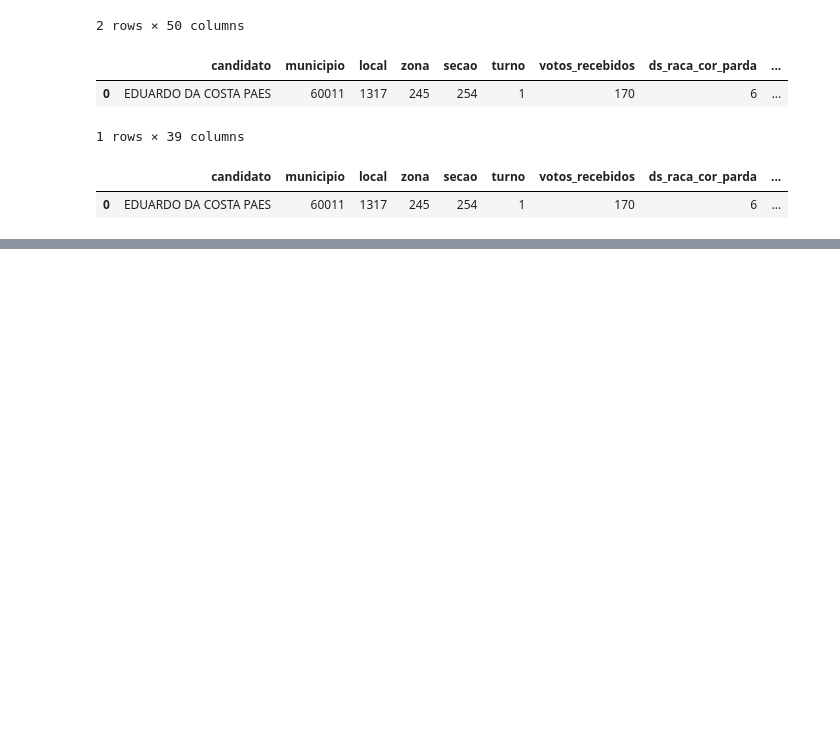
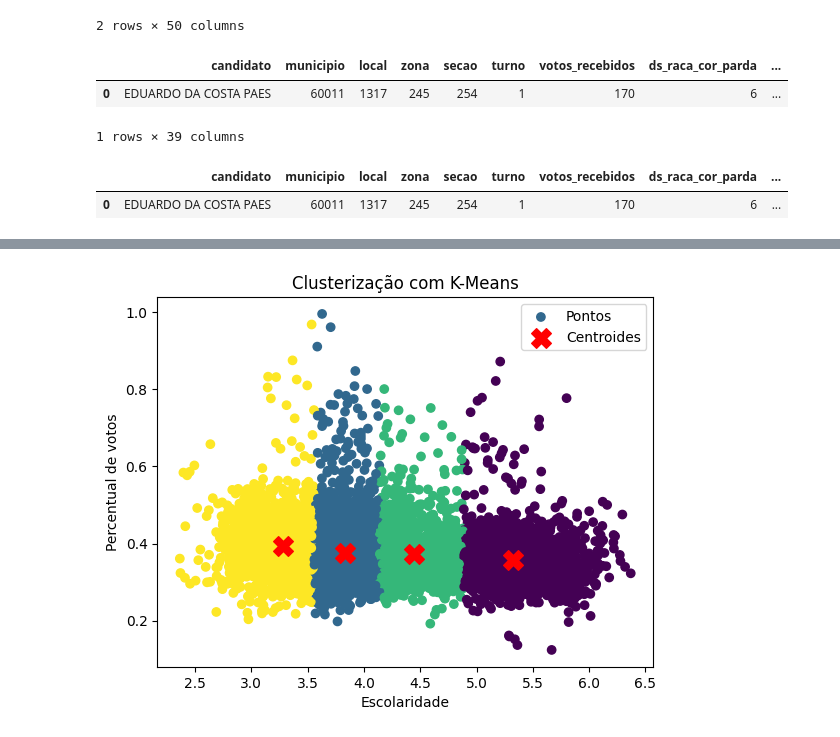
Before and after one commit to caiogimenes/tse-data, a Jupyter notebook: 4-analise_corr.ipynb, the cells around one changed output, grey strips where cells are left out. Saved outputs shown, nothing was run; the diff lists cells and outputs as text; code cells hidden in the pictures; blank space fills up the shorter version.

```diff
--- a/4-analise_corr.ipynb
+++ b/4-analise_corr.ipynb
@@ -73,0 +94,20 @@ data.head(1)
+# %%
+X = np.column_stack((x, y))
+# 2. Aplicar K-Means
+kmeans = KMeans(n_clusters=4, random_state=42)  # Configurar para 3 clusters
+kmeans.fit(X)
+
+# Obter os resultados
+labels = kmeans.labels_           # Rótulos para cada ponto
+centroids = kmeans.cluster_centers_  # Coordenadas dos centróides
+
+# 3. Visualizar os resultados
+plt.scatter(X[:, 0], X[:, 1], c=labels, cmap='viridis', label='Pontos')
+plt.scatter(centroids[:, 0], centroids[:, 1], c='red', s=200, marker='X', label='Centroides')
+plt.title('Clusterização com K-Means')
+plt.xlabel('Escolaridade')
+plt.ylabel('Percentual de votos')
+plt.legend()
+plt.show()
+# %% [output]
+[figure, added]
```
Also changed, not shown: parts of 31 cells of this notebook, 1 other file.
